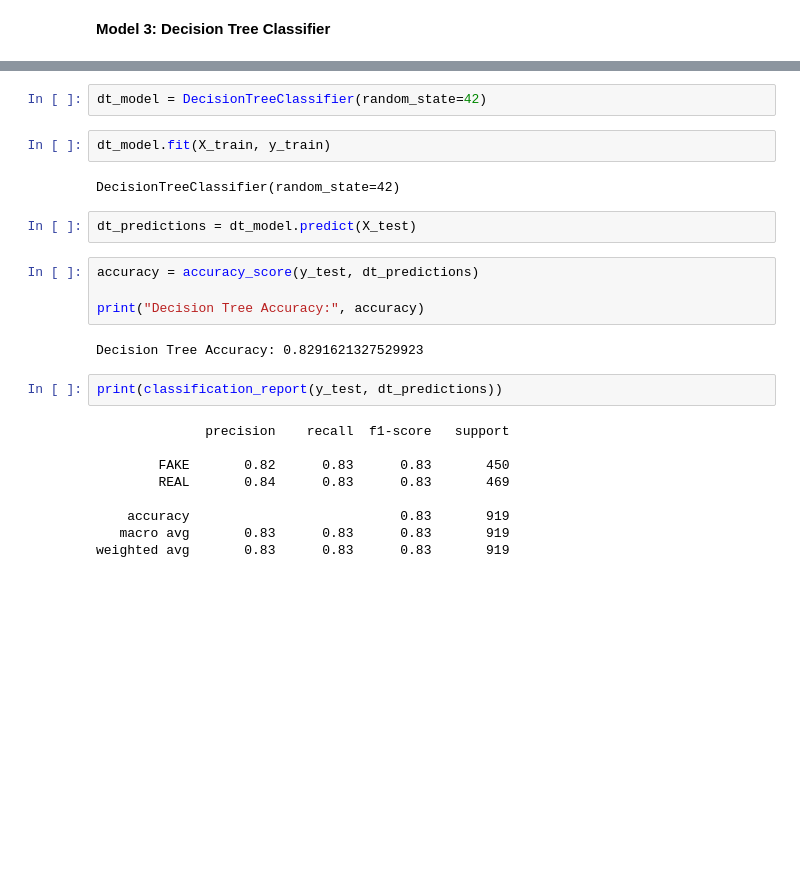
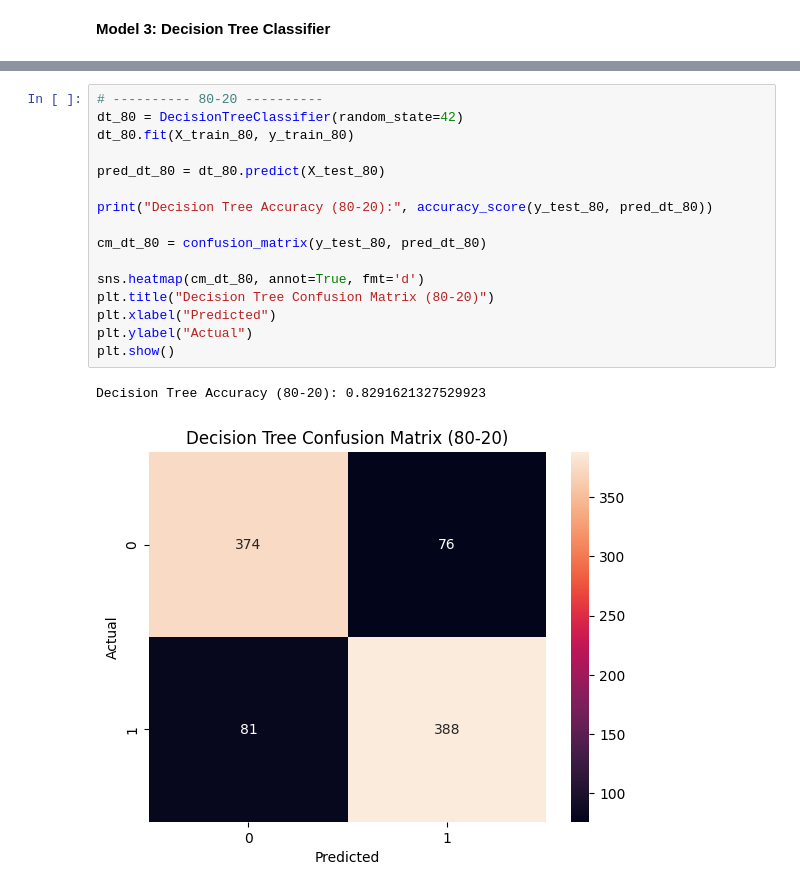
Before and after one commit to AkhilKrishna016/fake-news-detection-ml, a Jupyter notebook: fake_news_models.ipynb, the cells around one changed output, grey strips where cells are left out. Cells and saved outputs as stored; diff of their text form; blank space fills up the shorter version.

Commit message:
Done changes in Decision Tree by , applying confusion matrix , and Decision Tree → 80-20 + 70-30

```diff
--- a/fake_news_models.ipynb
+++ b/fake_news_models.ipynb
@@ -166,25 +170,19 @@ from sklearn.metrics import accuracy_score, classification_report
-# %%
-dt_model = DecisionTreeClassifier(random_state=42)
-# %%
-dt_model.fit(X_train, y_train)
-# %% [output]
-DecisionTreeClassifier(random_state=42)
-# %%
-dt_predictions = dt_model.predict(X_test)
-# %%
-accuracy = accuracy_score(y_test, dt_predictions)
-
-print("Decision Tree Accuracy:", accuracy)
-# %% [output]
-Decision Tree Accuracy: 0.8291621327529923
-# %%
-print(classification_report(y_test, dt_predictions))
-# %% [output]
-              precision    recall  f1-score   support
-
-        FAKE       0.82      0.83      0.83       450
-        REAL       0.84      0.83      0.83       469
-
-    accuracy                           0.83       919
-   macro avg       0.83      0.83      0.83       919
-weighted avg       0.83      0.83      0.83       919
+# %%
+# ---------- 80-20 ----------
+dt_80 = DecisionTreeClassifier(random_state=42)
+dt_80.fit(X_train_80, y_train_80)
+
+pred_dt_80 = dt_80.predict(X_test_80)
+
+print("Decision Tree Accuracy (80-20):", accuracy_score(y_test_80, pred_dt_80))
+
+cm_dt_80 = confusion_matrix(y_test_80, pred_dt_80)
+
+sns.heatmap(cm_dt_80, annot=True, fmt='d')
+plt.title("Decision Tree Confusion Matrix (80-20)")
+plt.xlabel("Predicted")
+plt.ylabel("Actual")
+plt.show()
+# %% [output]
+Decision Tree Accuracy (80-20): 0.8291621327529923
+[figure, added]
```
Also changed, not shown: parts of 2 cells of this notebook.
